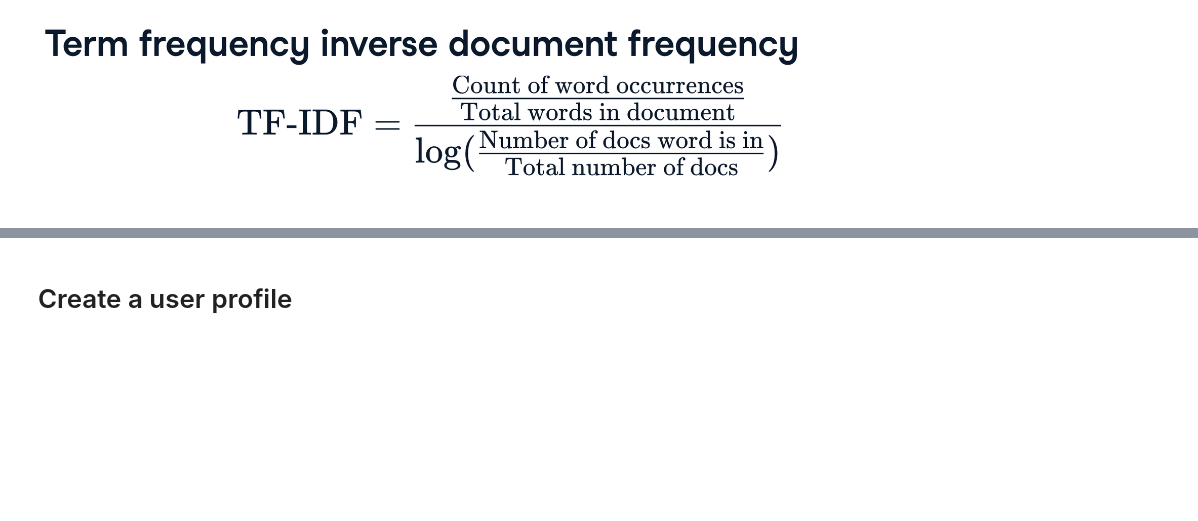
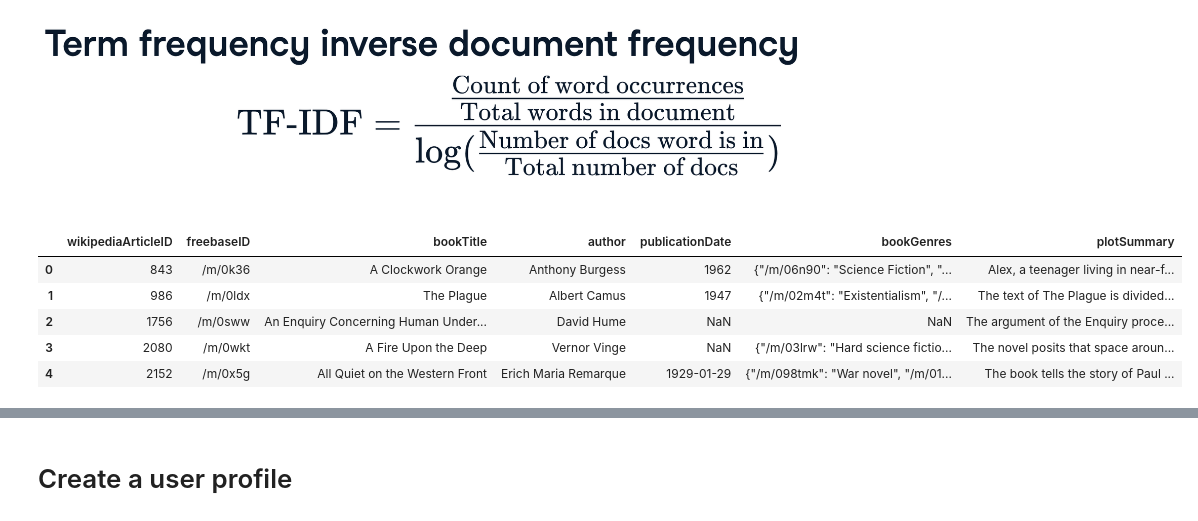
Before and after one commit to CarmenDeni/ml_projects, a Jupyter notebook: recommendation_systems/text_similarity/text_similarity.ipynb, the cells around one changed output, grey strips where cells are left out. Drawn from its saved outputs; the diff is of its cells as text; code cells hidden in the pictures; blank space fills up the shorter version.

```diff
--- a/recommendation_systems/text_similarity/text_similarity.ipynb
+++ b/recommendation_systems/text_similarity/text_similarity.ipynb
@@ -2,0 +6,9 @@
+# %%
+cols = [ "wikipediaArticleID"
+, "freebaseID"
+, "bookTitle"
+, "author"
+, "publicationDate"
+, "bookGenres"
+, "plotSummary"
+]
@@ -2,0 +19,9 @@
+# %%
+df.head()
+# %% [output]
+|  | wikipediaArticleID | freebaseID | bookTitle | author | publicationDate | bookGenres | plotSummary |
+| 0 | 843 | /m/0k36 | A Clockwork Orange | Anthony Burgess | 1962 | {"/m/06n90": "Science Fiction", "... | Alex, a teenager living in near-f... |
+| 1 | 986 | /m/0ldx | The Plague | Albert Camus | 1947 | {"/m/02m4t": "Existentialism", "/... | The text of The Plague is divided... |
+| 2 | 1756 | /m/0sww | An Enquiry Concerning Human Under... | David Hume | NaN | NaN | The argument of the Enquiry proce... |
+| 3 | 2080 | /m/0wkt | A Fire Upon the Deep | Vernor Vinge | NaN | {"/m/03lrw": "Hard science fictio... | The novel posits that space aroun... |
+| 4 | 2152 | /m/0x5g | All Quiet on the Western Front | Erich Maria Remarque | 1929-01-29 | {"/m/098tmk": "War novel", "/m/01... | The book tells the story of Paul ... |
```
Also changed, not shown: parts of 22 cells of this notebook.
